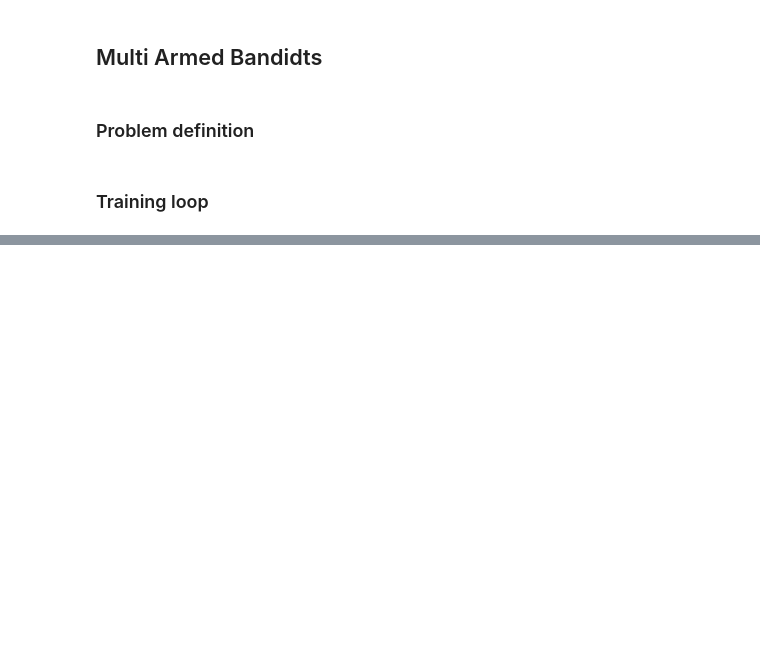
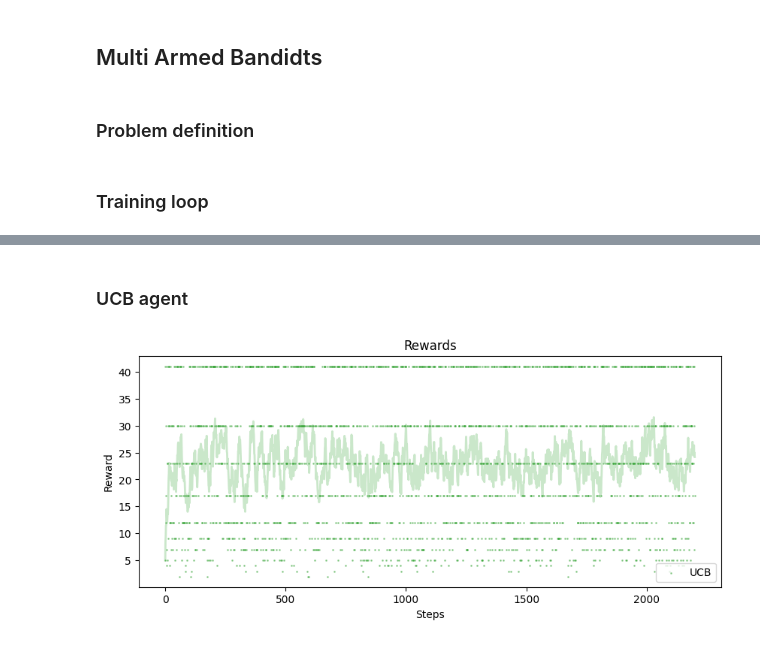
Before and after one commit to czyjtu/GUPB, a Jupyter notebook: mab-gupb.ipynb, the cells around one changed output, grey strips where cells are left out. Drawn from its saved outputs; the diff is of its cells as text; code cells hidden in the pictures; blank space fills up the shorter version.

```diff
--- a/mab-gupb.ipynb
+++ b/mab-gupb.ipynb
@@ -259,0 +264,6 @@ scatter_actions(results_loaded, smooth_weight=0.99, agents=AGENTS_TO_PLOT)
+# %% [markdown]
+### UCB agent
+# %%
+scatter_rewards(results_loaded, smooth_weight=0.9, alpha=0.4, agents=["UCB"])
+# %% [output]
+[figure, added]
```
Also changed, not shown: parts of 17 cells of this notebook, 6 other files.
